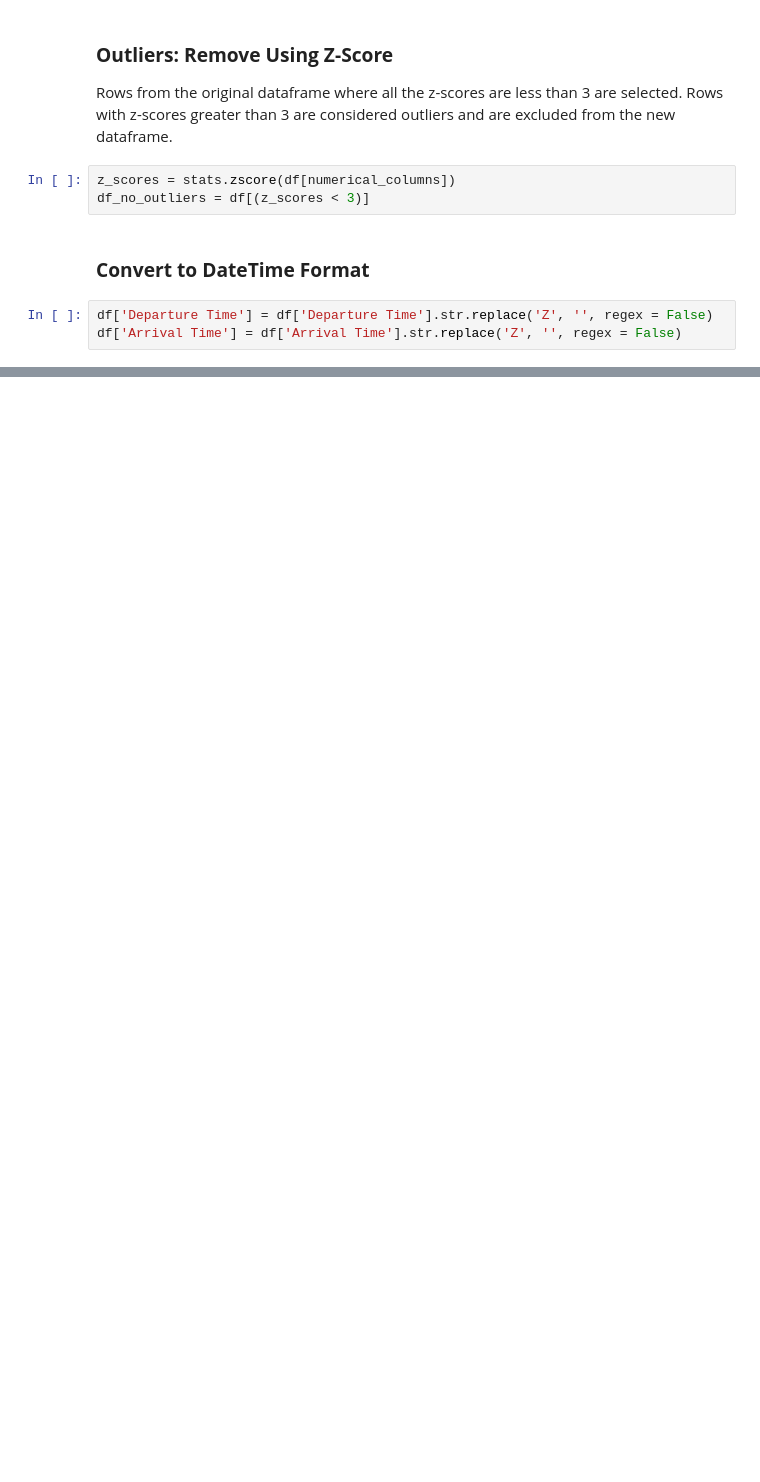
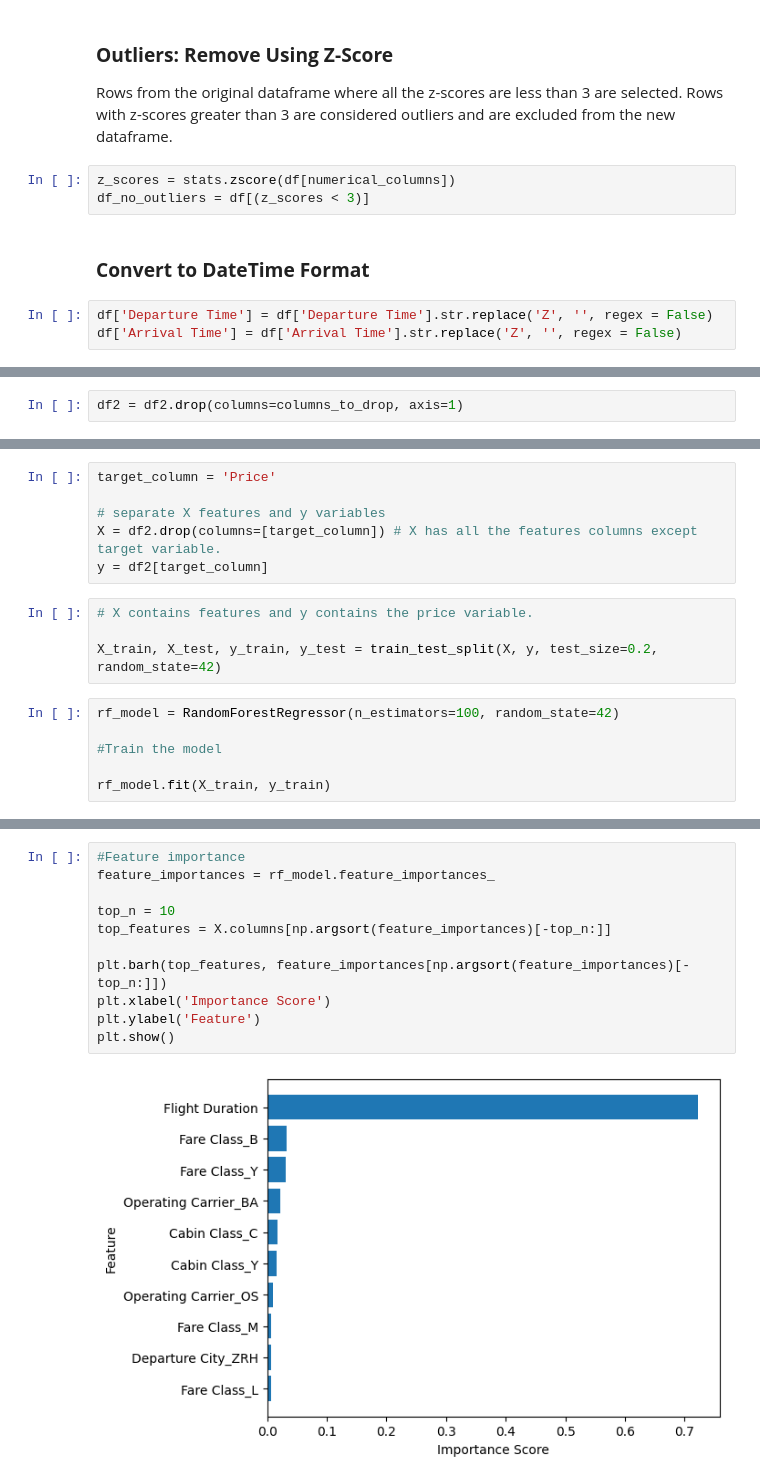
Before and after one commit to VSbr22/Capstone, a Jupyter notebook: Notebook.ipynb, the cells around one changed output, grey strips where cells are left out. Saved outputs shown, nothing was run; the diff lists cells and outputs as text; blank space fills up the shorter version.

```diff
--- a/Notebook.ipynb
+++ b/Notebook.ipynb
@@ -456,0 +497,2 @@ Length: 230, dtype: object
+# %%
+df2 = df2.drop(columns=columns_to_drop, axis=1)
@@ -456,0 +514,16 @@ Length: 230, dtype: object
+# %%
+target_column = 'Price'
+
+# separate X features and y variables
+X = df2.drop(columns=[target_column]) # X has all the features columns except target variable.
+y = df2[target_column]
+# %%
+# X contains features and y contains the price variable.
+
+X_train, X_test, y_train, y_test = train_test_split(X, y, test_size=0.2, random_state=42)
+# %%
+rf_model = RandomForestRegressor(n_estimators=100, random_state=42)
+
+#Train the model
+
+rf_model.fit(X_train, y_train)
@@ -456,0 +550,13 @@ Length: 230, dtype: object
+# %%
+#Feature importance
+feature_importances = rf_model.feature_importances_
+
+top_n = 10
+top_features = X.columns[np.argsort(feature_importances)[-top_n:]]
+
+plt.barh(top_features, feature_importances[np.argsort(feature_importances)[-top_n:]])
+plt.xlabel('Importance Score')
+plt.ylabel('Feature')
+plt.show()
+# %% [output]
+[figure, added]
```
Also changed, not shown: parts of 30 cells of this notebook.
